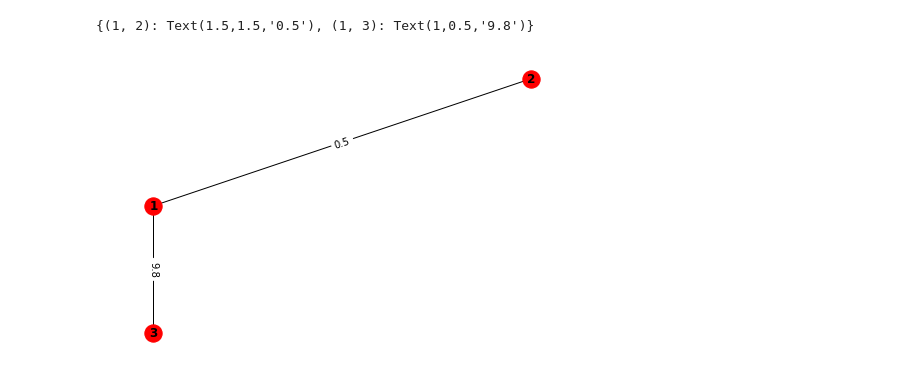
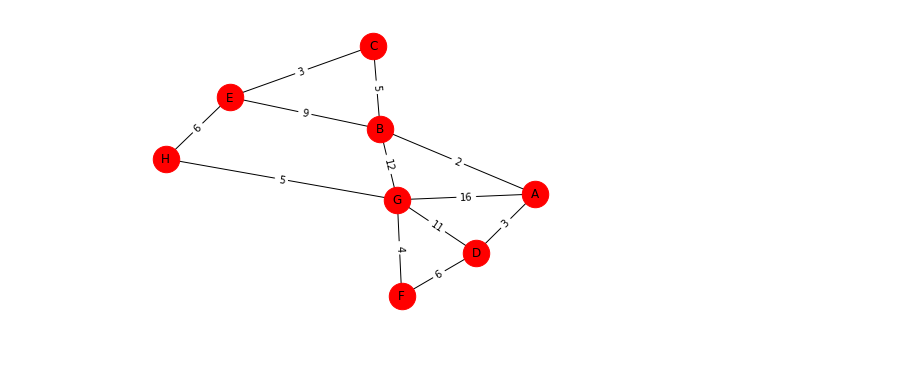
Before and after one commit to JacksYou/cs4o03, a Jupyter notebook: as3/assignment3.ipynb, the cells around one changed output. Drawn from its saved outputs; the diff is of its cells as text; code cells hidden in the pictures.

```diff
--- a/as3/assignment3.ipynb
+++ b/as3/assignment3.ipynb
@@ -22,15 +6,26 @@ nx.draw_networkx_edge_labels(G, pos, edge_labels=labels)
-# %%
-G=nx.Graph()
-i=1
-G.add_node(i,pos=(i,i))
-G.add_node(2,pos=(2,2))
-G.add_node(3,pos=(1,0))
-G.add_edge(1,2,weight=0.5)
-G.add_edge(1,3,weight=9.8)
-pos=nx.get_node_attributes(G,'pos')
-nx.draw(G,pos,  with_labels=True, font_weight='bold')
-labels = nx.get_edge_attributes(G,'weight')
-nx.draw_networkx_edge_labels(G,pos,edge_labels=labels)
-# %% [output]
-{(1, 2): Text(1.5,1.5,'0.5'), (1, 3): Text(1,0.5,'9.8')}
-[figure, removed]
+# %%
+G = nx.Graph()
+node_list = ['A', 'B', 'C', 'D', 'F', 'G', 'H']
+G.add_nodes_from(node_list)
+
+G.add_edge('A', 'B', weight=2)
+G.add_edge('A', 'G', weight=16)
+G.add_edge('A', 'D', weight=3)
+G.add_edge('B', 'C', weight=5)
+G.add_edge('B', 'G', weight=12)
+G.add_edge('B', 'E', weight=9)
+G.add_edge('C', 'E', weight=3)
+G.add_edge('D', 'F', weight=6)
+G.add_edge('D', 'G', weight=11)
+G.add_edge('E', 'H', weight=6)
+G.add_edge('F', 'G', weight=4)
+G.add_edge('G', 'H', weight=5)
+
+
+pos = nx.spring_layout(G)
+nx.draw(G, pos,  with_labels = True, node_size=700)
+labels = nx.get_edge_attributes(G,'weight')
+nx.draw_networkx_edge_labels(G,pos,edge_labels=labels)
+plt.show()
+# %% [output]
+[figure, added]
```
Also changed, not shown: parts of 11 cells of this notebook, 1 other file.
